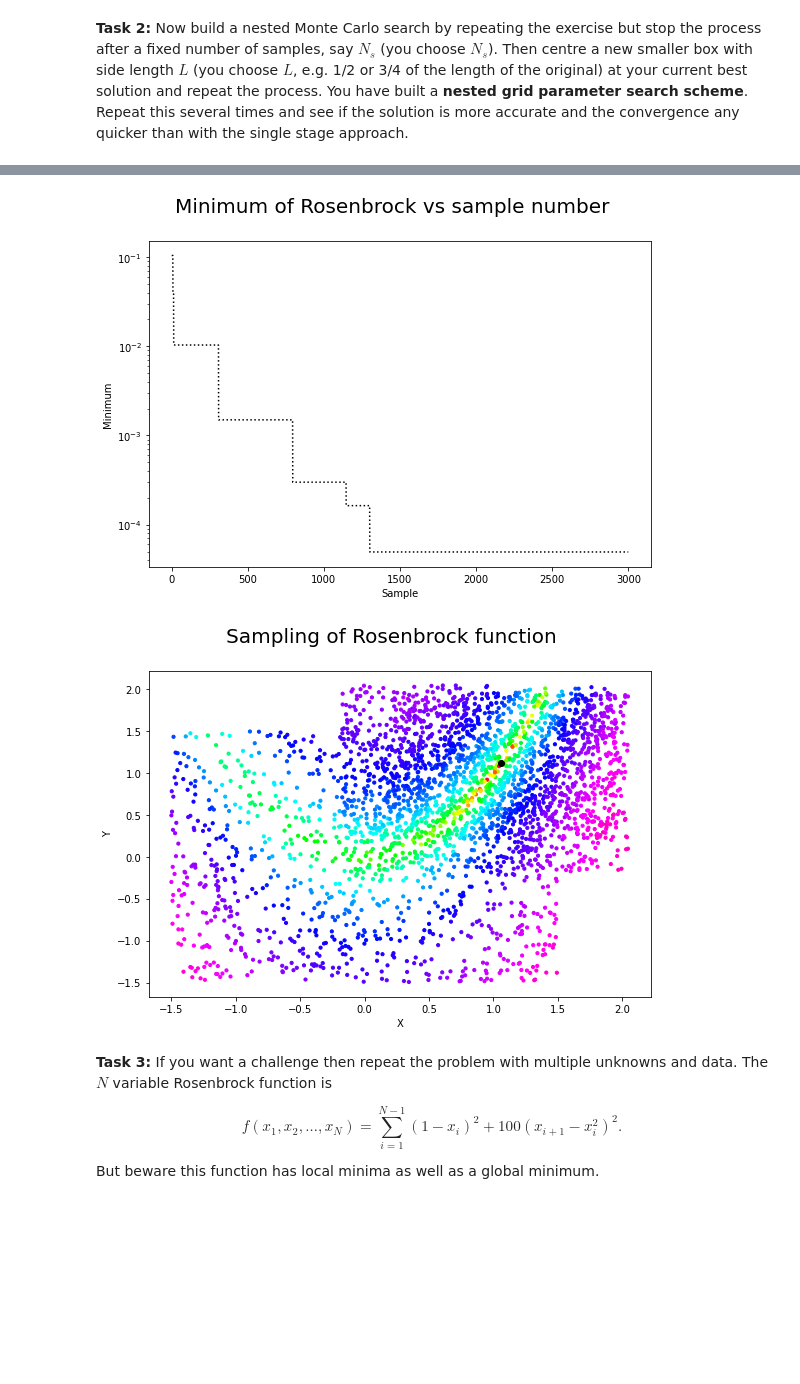
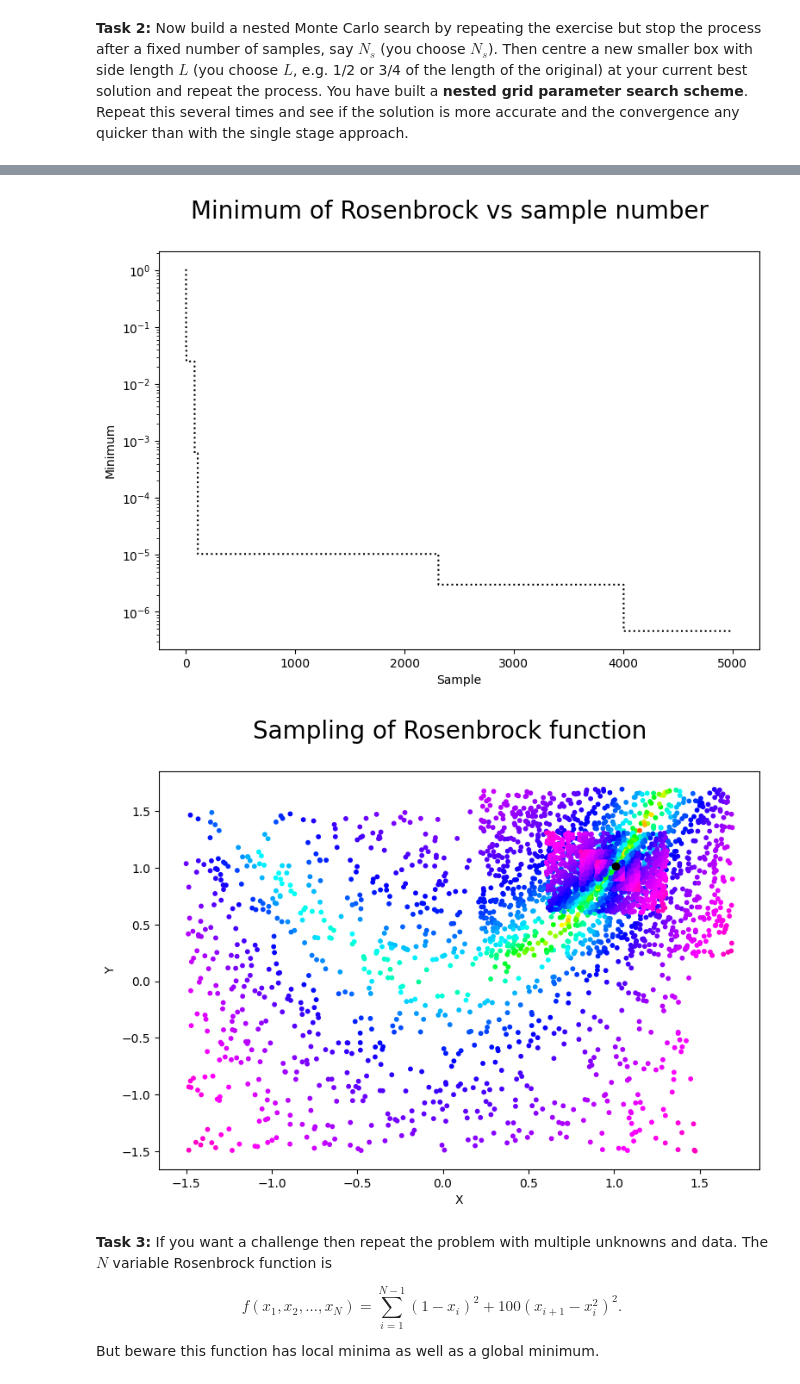
Before and after one commit to anu-ilab/JupyterPracticals, a Jupyter notebook: Solutions/S5.1 - Fully nonlinear search Rosenbrock-solution.ipynb, the cells around one changed output, grey strips where cells are left out. Cells and saved outputs as stored; diff of their text form; code cells hidden in the pictures; blank space fills up the shorter version.

Commit message:
Updated after 2023 course

```diff
--- a/Solutions/S5.1 - Fully nonlinear search Rosenbrock-solution.ipynb
+++ b/Solutions/S5.1 - Fully nonlinear search Rosenbrock-solution.ipynb
@@ -125,15 +125,17 @@ plt.show()
 # bar, or by pressing Esc to enter command mode and then hitting A or B (for above/below).
 
 nsamples,niterations,factor = 1000,3,0.75 # number of samples per iteration, number of iterations,box shrink factor
+nsamples,niterations,factor = 1000,5,0.5 # number of samples per iteration, number of iterations,box shrink factor
 x0,x1 = np.array([-1.5,-1.5]),np.array([1.5,1.5]) # starting box size
 boxsize = x1-x0
 x,f = np.zeros((niterations,nsamples,2)),np.ones((niterations,nsamples))
+print(' Lowest point found after :\n')
 for j in range(niterations): # loop over iterations
     for i in range(nsamples):       # loop over samples
         x[j,i] = x0 + (x1-x0)*np.random.random_sample(2)
         f[j,i] = rosenbrock2D(x[j,i])
     xm = [x[:,:,0].flatten()[np.argmin(f)],x[:,:,1].flatten()[np.argmin(f)]]
-    print(' Lowest point found after',nsamples*(j+1),' samples is at', xm,' with value',np.min(f))
+    print(nsamples*(j+1),' samples is at', xm,' with value',np.min(f),' boxsize',np.round(boxsize[0],4))
     x0,x1 = xm[0]-factor*boxsize*0.5,xm[1]+factor*boxsize*0.5 # update box size
     boxsize = x1-x0
 fig = plt.figure(figsize=(9,6))
@@ -161,5 +167,5 @@ plt.show()
-[figure, old version]
+[figure, new version]
-[figure, old version]
+[figure, new version]
 # %% [markdown]
 **Task 3:** If you want a challenge then repeat the problem with multiple
     unknowns and data. The $N$ variable Rosenbrock function is
```
Also changed, not shown: parts of 3 cells of this notebook, 7 other files.
